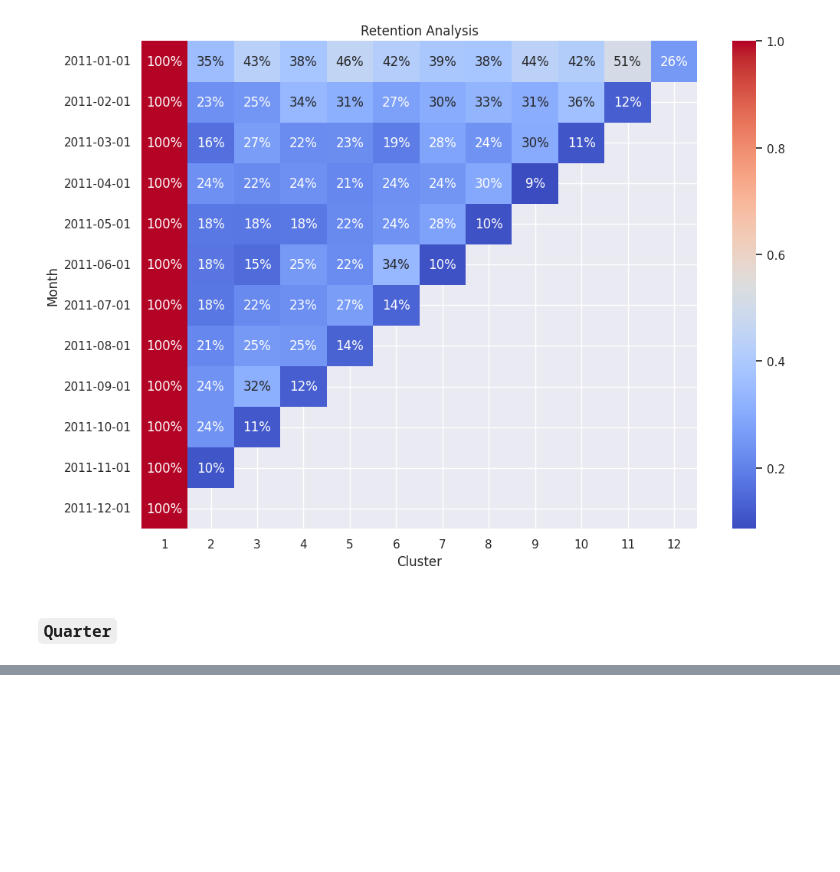
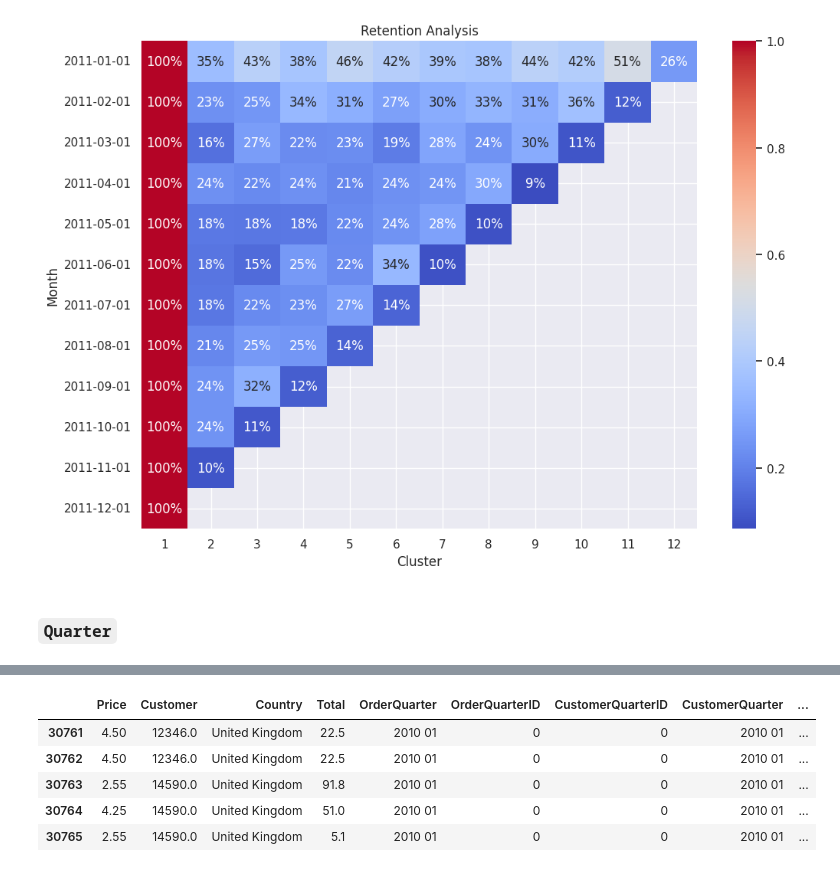
Before and after one commit to Kelrite/Ur, a Jupyter notebook: Oat/Lab 01.ipynb, the cells around one changed output, grey strips where cells are left out. Saved outputs shown, nothing was run; the diff lists cells and outputs as text; code cells hidden in the pictures; blank space fills up the shorter version.

```diff
--- a/Oat/Lab 01.ipynb
+++ b/Oat/Lab 01.ipynb
@@ -178,0 +198,4 @@ retention_corr.set_xlabel("Cluster");
+# %%
+origin["OrderQuarter"] = origin["Date"].dt.year.astype("str") + " 0" + origin["Date"].dt.quarter.astype("str")
+
+origin.iloc[:5, 5:]
@@ -178,0 +217,6 @@ retention_corr.set_xlabel("Cluster");
+# %%
+quarters_map = dict(zip(origin['OrderQuarter'].unique(), range(len(origin['OrderQuarter'].unique()))))
+
+origin['OrderQuarterID'] = origin['OrderQuarter'].map(quarters_map)
+
+origin.iloc[:5, 5:]
@@ -178,0 +230,4 @@ retention_corr.set_xlabel("Cluster");
+# %%
+origin['CustomerQuarterID'] = origin.groupby('Customer')['OrderQuarterID'].transform('min')
+
+origin.iloc[:5, 5:]
@@ -178,0 +252,11 @@ retention_corr.set_xlabel("Cluster");
+# %%
+origin['Cluster'] = origin['OrderQuarterID'] - origin['CustomerQuarterID'] + 1
+
+origin.iloc[:5, 5:]
+# %% [output]
+|  | Price | Customer | Country | Total | OrderQuarter | OrderQuarterID | CustomerQuarterID | CustomerQuarter | ... |
+| 30761 | 4.50 | 12346.0 | United Kingdom | 22.5 | 2010 01 | 0 | 0 | 2010 01 | ... |
+| 30762 | 4.50 | 12346.0 | United Kingdom | 22.5 | 2010 01 | 0 | 0 | 2010 01 | ... |
+| 30763 | 2.55 | 14590.0 | United Kingdom | 91.8 | 2010 01 | 0 | 0 | 2010 01 | ... |
+| 30764 | 4.25 | 14590.0 | United Kingdom | 51.0 | 2010 01 | 0 | 0 | 2010 01 | ... |
+| 30765 | 2.55 | 14590.0 | United Kingdom | 5.1 | 2010 01 | 0 | 0 | 2010 01 | ... |
```
Also changed, not shown: parts of 16 cells of this notebook.
